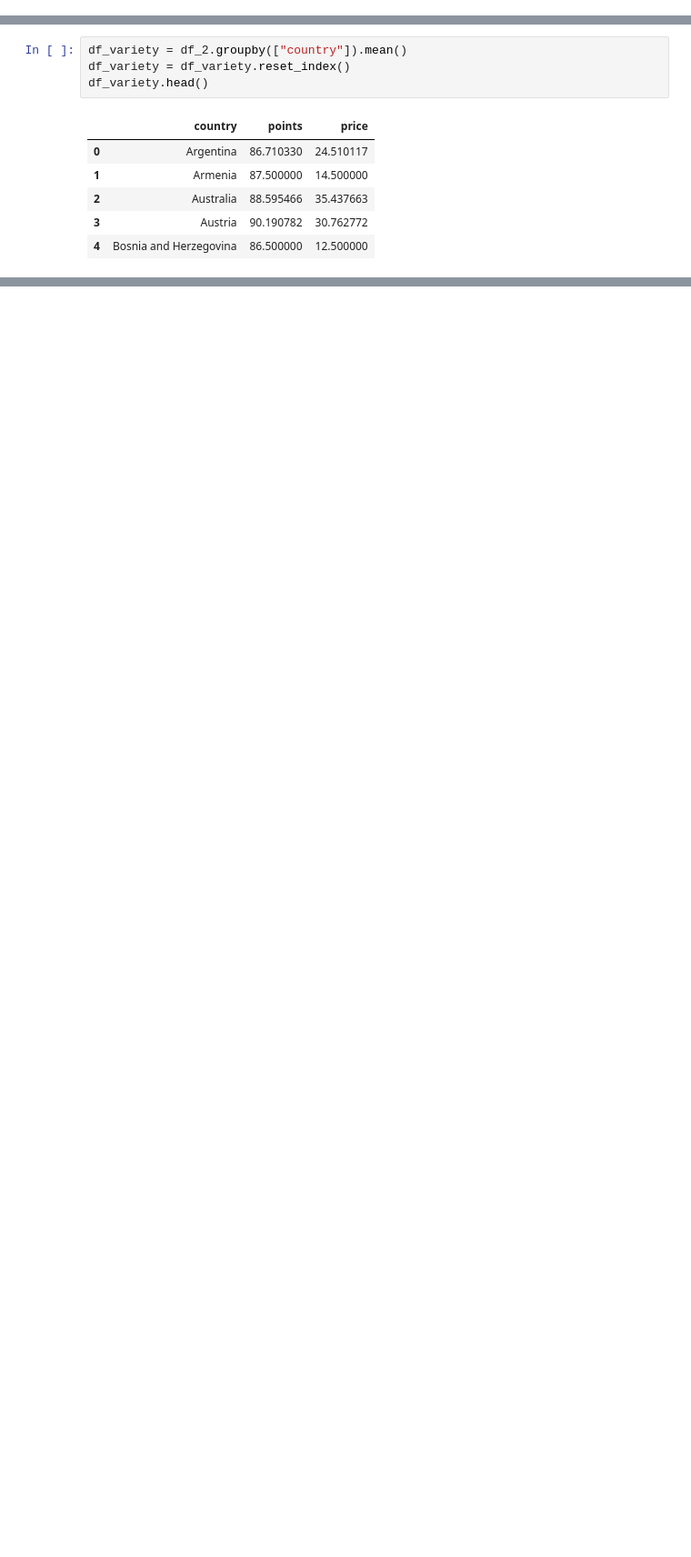
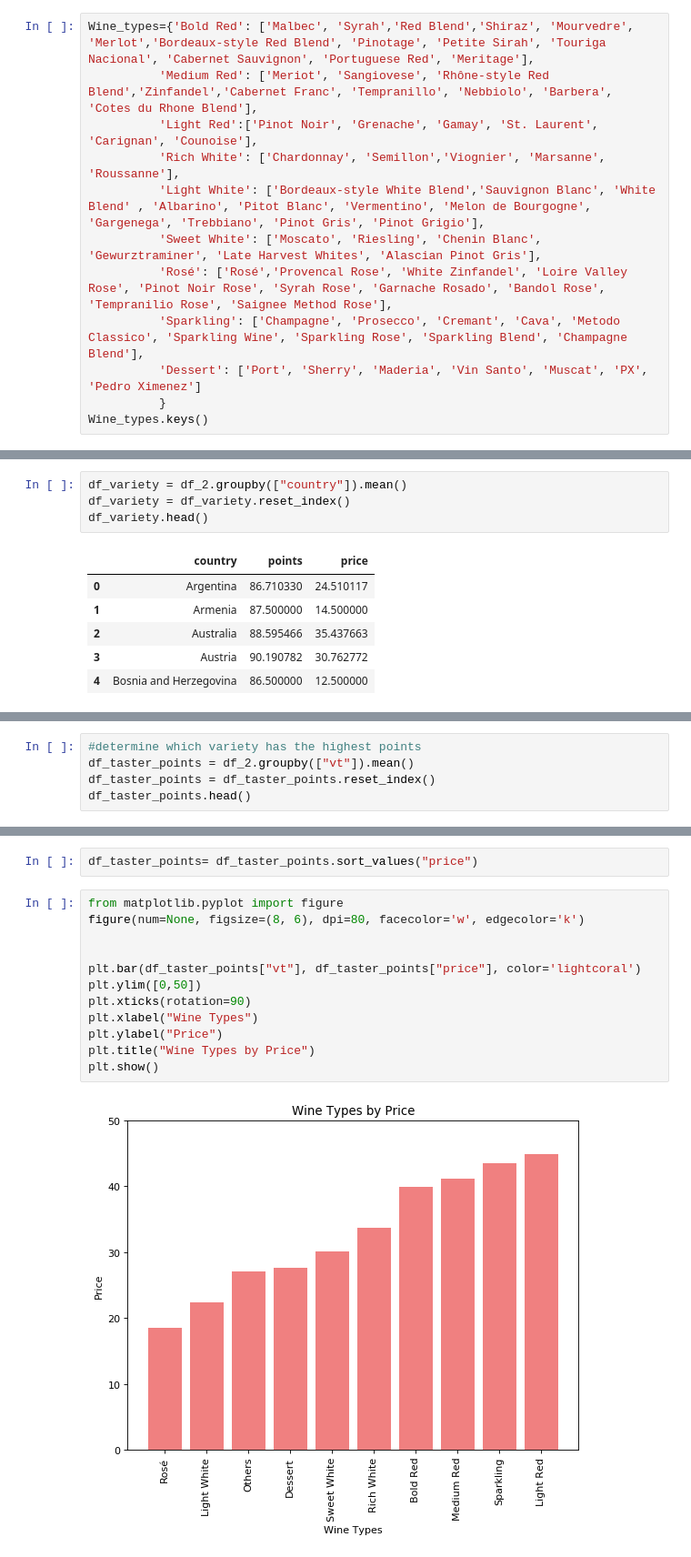
Before and after one commit to renatonico/Pygeons, a Jupyter notebook: notebooks/matt.ipynb, the cells around one changed output, grey strips where cells are left out. Shown at 91% size. Drawn from its saved outputs; the diff is of its cells as text; blank space fills up the shorter version.

```diff
--- a/notebooks/matt.ipynb
+++ b/notebooks/matt.ipynb
@@ -10,0 +31,12 @@ df_2.head()
+# %%
+Wine_types={'Bold Red': ['Malbec', 'Syrah','Red Blend','Shiraz', 'Mourvedre', 'Merlot','Bordeaux-style Red Blend', 'Pinotage', 'Petite Sirah', 'Touriga Nacional', 'Cabernet Sauvignon', 'Portuguese Red', 'Meritage'],
+          'Medium Red': ['Meriot', 'Sangiovese', 'Rhône-style Red Blend','Zinfandel','Cabernet Franc', 'Tempranillo', 'Nebbiolo', 'Barbera', 'Cotes du Rhone Blend'],
+          'Light Red':['Pinot Noir', 'Grenache', 'Gamay', 'St. Laurent', 'Carignan', 'Counoise'],
+          'Rich White': ['Chardonnay', 'Semillon','Viognier', 'Marsanne', 'Roussanne'],
+          'Light White': ['Bordeaux-style White Blend','Sauvignon Blanc', 'White Blend' , 'Albarino', 'Pitot Blanc', 'Vermentino', 'Melon de Bourgogne', 'Gargenega', 'Trebbiano', 'Pinot Gris', 'Pinot Grigio'],
+          'Sweet White': ['Moscato', 'Riesling', 'Chenin Blanc', 'Gewurztraminer', 'Late Harvest Whites', 'Alascian Pinot Gris'],
+          'Rosé': ['Rosé','Provencal Rose', 'White Zinfandel', 'Loire Valley Rose', 'Pinot Noir Rose', 'Syrah Rose', 'Garnache Rosado', 'Bandol Rose', 'Tempranilio Rose', 'Saignee Method Rose'],
+          'Sparkling': ['Champagne', 'Prosecco', 'Cremant', 'Cava', 'Metodo Classico', 'Sparkling Wine', 'Sparkling Rose', 'Sparkling Blend', 'Champagne Blend'],
+          'Dessert': ['Port', 'Sherry', 'Maderia', 'Vin Santo', 'Muscat', 'PX', 'Pedro Ximenez']
+          }
+Wine_types.keys()
@@ -209,0 +353,5 @@ plt.title("Country vs. Price")
+# %%
+#determine which variety has the highest points
+df_taster_points = df_2.groupby(["vt"]).mean()
+df_taster_points = df_taster_points.reset_index()
+df_taster_points.head()
@@ -209,0 +365,16 @@ plt.title("Country vs. Price")
+# %%
+df_taster_points= df_taster_points.sort_values("price")
+# %%
+from matplotlib.pyplot import figure
+figure(num=None, figsize=(8, 6), dpi=80, facecolor='w', edgecolor='k')
+
+
+plt.bar(df_taster_points["vt"], df_taster_points["price"], color='lightcoral')
+plt.ylim([0,50])
+plt.xticks(rotation=90)
+plt.xlabel("Wine Types")
+plt.ylabel("Price")
+plt.title("Wine Types by Price")
+plt.show()
+# %% [output]
+[figure, added]
```
Also changed, not shown: parts of 48 cells of this notebook.
